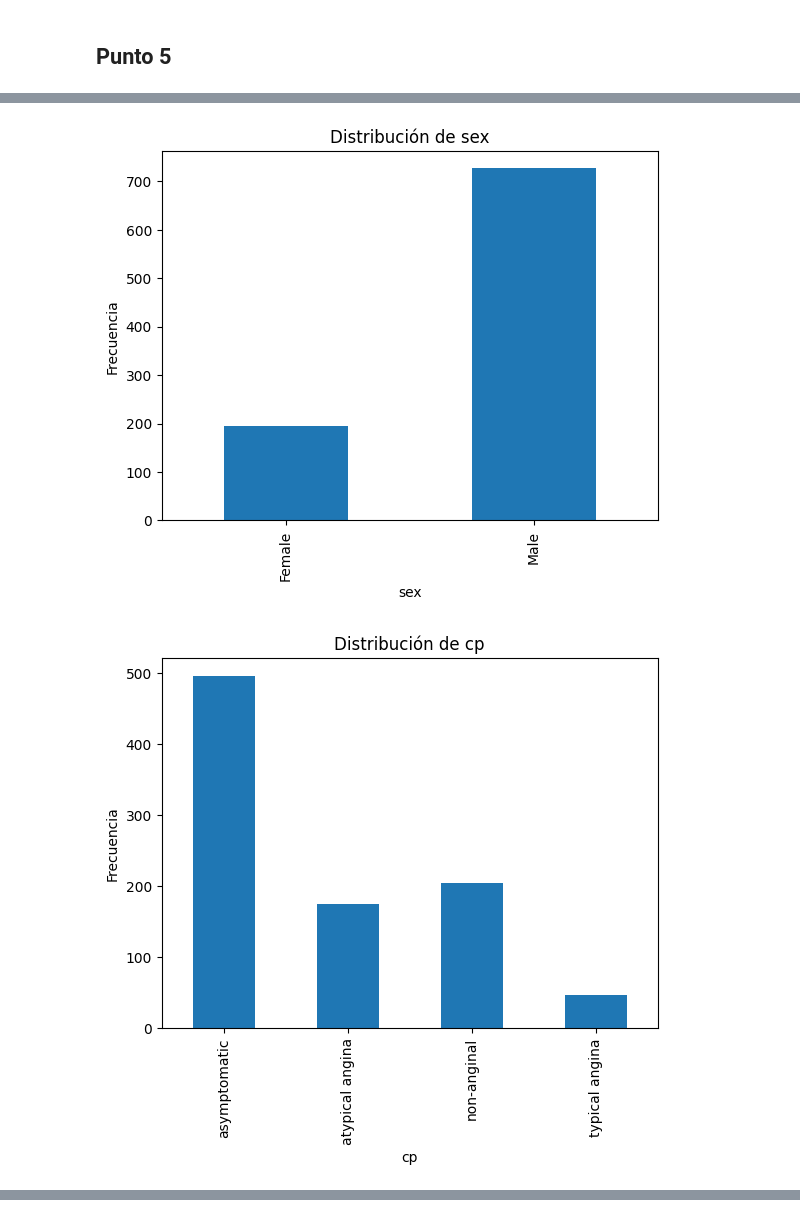
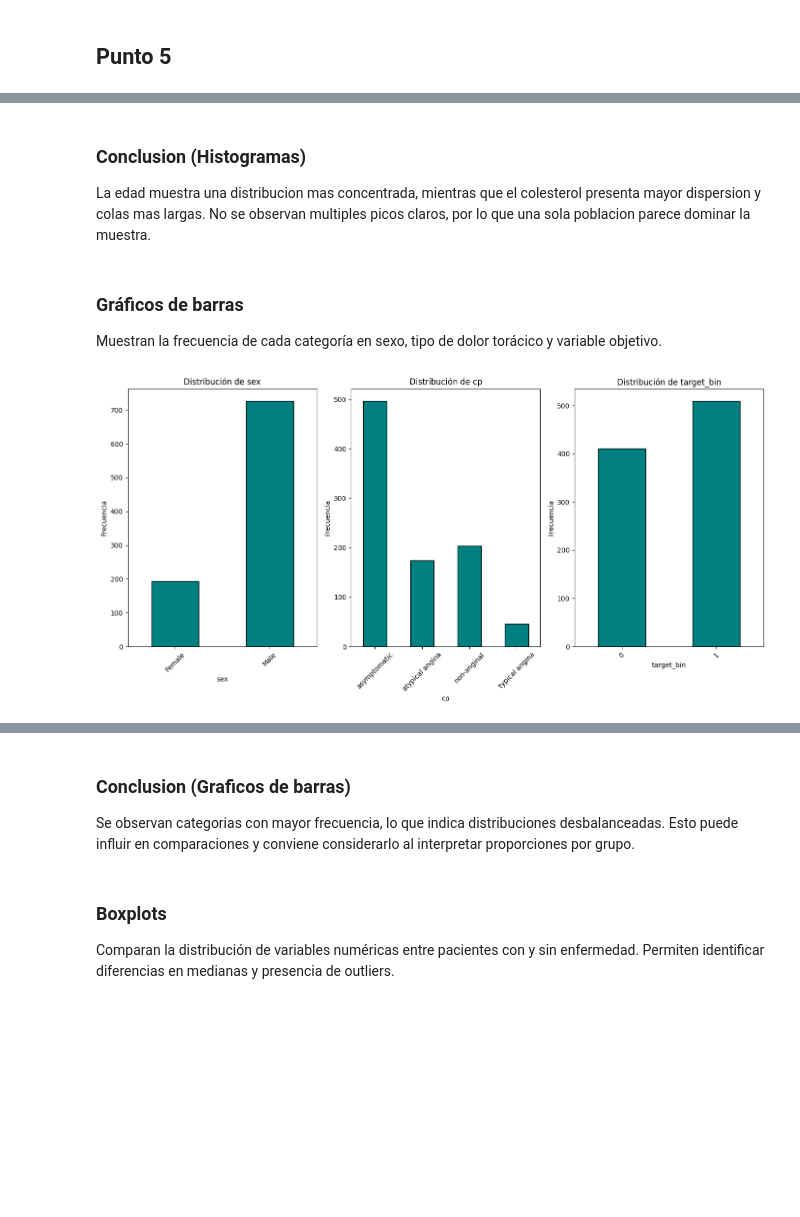
Before and after one commit to KingAegon19/Maestr-a_Ciencia_de_Datos, a Jupyter notebook: Taller1/src/Taller1.ipynb, the cells around one changed output, grey strips where cells are left out. Drawn from its saved outputs; the diff is of its cells as text; code cells hidden in the pictures; blank space fills up the shorter version.

```diff
--- a/Taller1/src/Taller1.ipynb
+++ b/Taller1/src/Taller1.ipynb
@@ -586,19 +675,22 @@ NameError: name 'df' is not defined
 # ============================================
 # 9. HISTOGRAMAS (PUNTO 5)
 # ============================================
+variables = ["age", "chol"]
 
-for col in ["age", "chol"]:
+fig, ax = plt.subplots(1, len(variables), figsize=(12,6))
+ax.flatten()
+for i, col in enumerate(variables):
 
-    plt.figure()
-
-    plt.hist(
+    sns.histplot(
         df[col].dropna(),
-        bins=20
+        bins=20,
+        ax=ax[i],
+        kde=True
     )
 
-    plt.title(f"Histograma de {col}")
-    plt.xlabel(col)
-    plt.ylabel("Frecuencia")
+    ax[i].set_title(f"Histograma de {col}")
+    ax[i].set_xlabel(col)
+    ax[i].set_ylabel("Frecuencia")
 
-    plt.show()
+plt.show()
 # %% [output]
@@ -607,21 +698,30 @@ for col in ["age", "chol"]:
+# %% [markdown]
+### Conclusion (Histogramas)
+La edad muestra una distribucion mas concentrada, mientras que el colesterol presenta mayor dispersion y colas mas largas. No se observan multiples picos claros, por lo que una sola poblacion parece dominar la muestra.
+# %% [markdown]
+### Gráficos de barras
+Muestran la frecuencia de cada categoría en sexo, tipo de dolor torácico y variable objetivo.
 # %%
 # ============================================
 # 10. GRÁFICOS DE BARRAS (PUNTO 5)
 # ============================================
+variables2 = ["sex", "cp", "target_bin"]
 
-for col in ["sex", "cp", "target_bin"]:
+# Creamos la fila de subplots
+fig, ax = plt.subplots(1, len(variables2), figsize=(14, 7))
 
+for i, col in enumerate(variables2):
     counts = df[col].value_counts().sort_index()
 
-    plt.figure()
+    counts.plot(kind="bar", ax=ax[i], color="teal", edgecolor="black")
 
-    counts.plot(kind="bar")
+    ax[i].set_title(f"Distribución de {col}")
+    ax[i].set_xlabel(col)
+    ax[i].set_ylabel("Frecuencia")
+    ax[i].tick_params(axis='x', rotation=45)
 
-    plt.title(f"Distribución de {col}")
-    plt.xlabel(col)
-    plt.ylabel("Frecuencia")
-
-    plt.show()
+# Ajustar el espacio entre gráficos
+plt.tight_layout()
+plt.show()
 # %% [output]
-[figure, old version]
+[figure, new version]
-[figure, removed]
@@ -629,3 +728,9 @@ for col in ["sex", "cp", "target_bin"]:
+# %% [markdown]
+### Conclusion (Graficos de barras)
+Se observan categorias con mayor frecuencia, lo que indica distribuciones desbalanceadas. Esto puede influir en comparaciones y conviene considerarlo al interpretar proporciones por grupo.
+# %% [markdown]
+### Boxplots
+Comparan la distribución de variables numéricas entre pacientes con y sin enfermedad. Permiten identificar diferencias en medianas y presencia de outliers.
 # %%
 # ============================================
 # 11. BOXPLOT (PUNTO 5)
```
Also changed, not shown: parts of 34 cells of this notebook.
